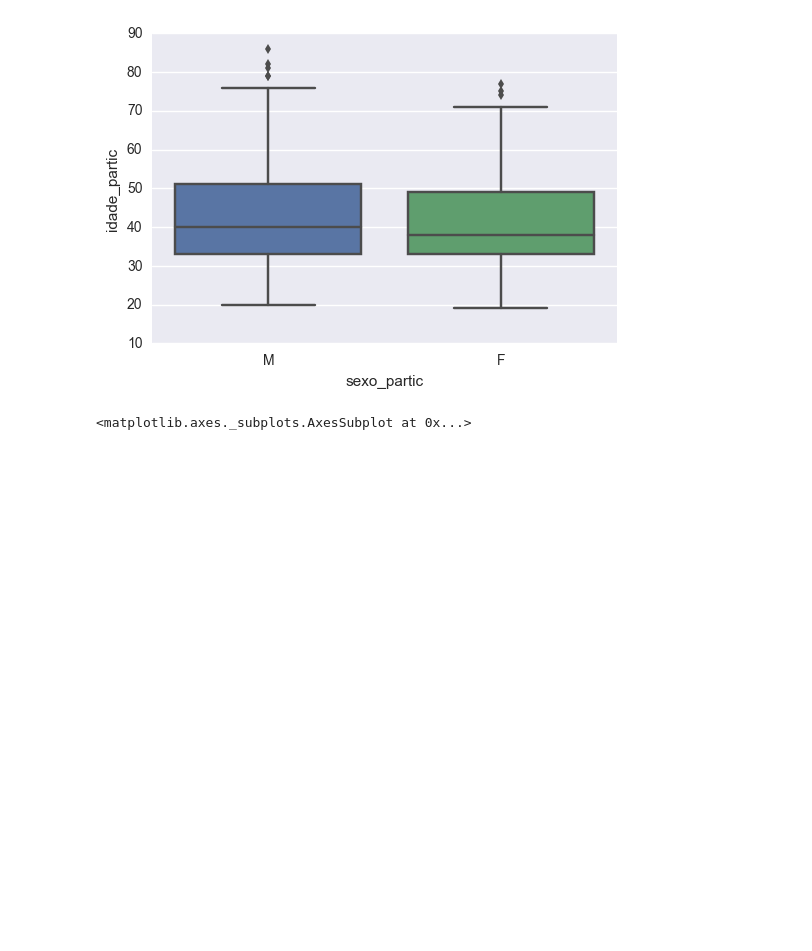
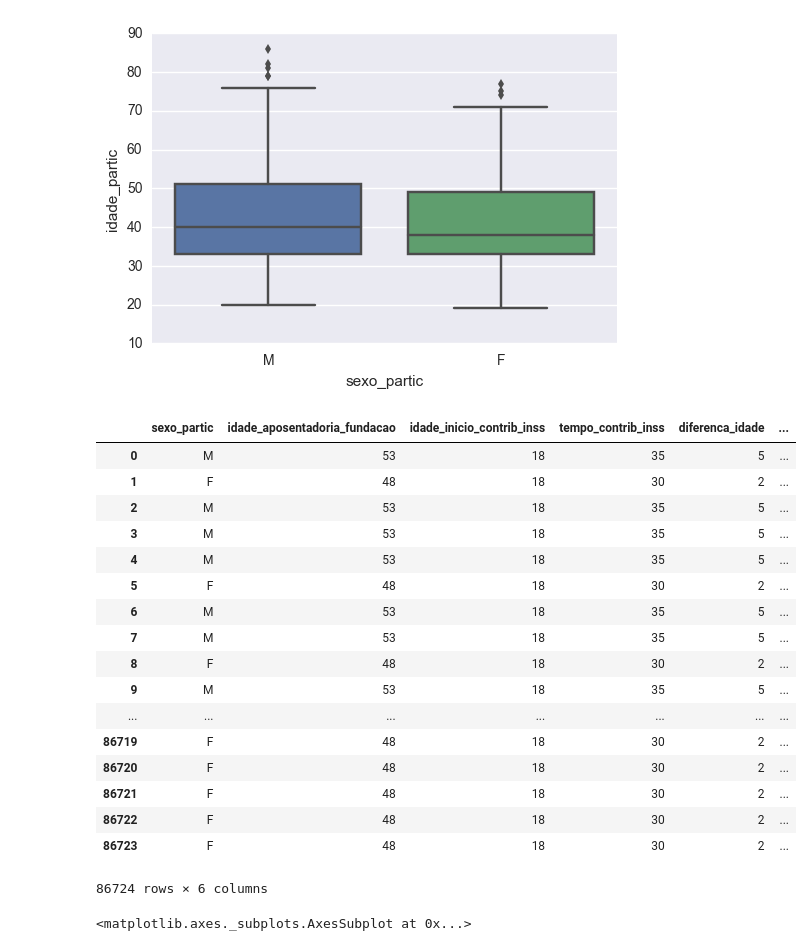
Before and after one commit to raphabritto/actuari_py, a Jupyter notebook: obtem_dados_avaliacao.ipynb, the cells around one changed output. Saved outputs shown, nothing was run; the diff lists cells and outputs as text; code cells hidden in the pictures; blank space fills up the shorter version.

```diff
--- a/obtem_dados_avaliacao.ipynb
+++ b/obtem_dados_avaliacao.ipynb
@@ -453,3 +452,32 @@ for i, row in df_ativos.iterrows():
+# %%
+df_ativos['idade_aposentadoria_fundacao'] = [df_avaliacao.idade_aposent_fundacao_fem[0] if sexo == 'F' else df_avaliacao.idade_aposent_fundacao_mas[0] for sexo in df_ativos.sexo_partic]
+# %%
+df_ativos['idade_inicio_contrib_inss'] = [df_avaliacao.idade_inicio_contrib_inss_fem[0] if sexo == 'F' else df_avaliacao.idade_inicio_contrib_inss_mas[0] for sexo in df_ativos.sexo_partic]
+# %%
+df_ativos['tempo_contrib_inss'] = [df_avaliacao.tempo_contrib_inss_fem[0] if sexo == 'F' else df_avaliacao.tempo_contrib_inss_mas[0] for sexo in df_ativos.sexo_partic]
+# %%
+df_ativos['probabilidade_casado'] = [df_avaliacao.prob_aposentado_casado_fem[0] if sexo == 'F' else df_avaliacao.prob_aposentado_casado_mas[0] for sexo in df_ativos.sexo_partic]
+# %%
+df_ativos[['sexo_partic', 'idade_aposentadoria_fundacao', 'idade_inicio_contrib_inss', 'tempo_contrib_inss', 'diferenca_idade', 'probabilidade_casado']]
+# %% [output]
+|  | sexo_partic | idade_aposentadoria_fundacao | idade_inicio_contrib_inss | tempo_contrib_inss | diferenca_idade | ... |
+| 0 | M | 53 | 18 | 35 | 5 | ... |
+| 1 | F | 48 | 18 | 30 | 2 | ... |
+| 2 | M | 53 | 18 | 35 | 5 | ... |
+| 3 | M | 53 | 18 | 35 | 5 | ... |
+| 4 | M | 53 | 18 | 35 | 5 | ... |
+| 5 | F | 48 | 18 | 30 | 2 | ... |
+| 6 | M | 53 | 18 | 35 | 5 | ... |
+| 7 | M | 53 | 18 | 35 | 5 | ... |
+| 8 | F | 48 | 18 | 30 | 2 | ... |
+| 9 | M | 53 | 18 | 35 | 5 | ... |
+| ... | ... | ... | ... | ... | ... | ... |
+| 86719 | F | 48 | 18 | 30 | 2 | ... |
+| 86720 | F | 48 | 18 | 30 | 2 | ... |
+| 86721 | F | 48 | 18 | 30 | 2 | ... |
+| 86722 | F | 48 | 18 | 30 | 2 | ... |
+| 86723 | F | 48 | 18 | 30 | 2 | ... |
+86724 rows × 6 columns
 # %%
 # df_ativos['idade_depend_valido'] = list(map(tools.calculateAgeDif, df_ativos.sexo_partic, df_ativos.idade_partic, df_ativos.diferenca_idade))
 # %%
```
Also changed, not shown: parts of 14 cells of this notebook.
